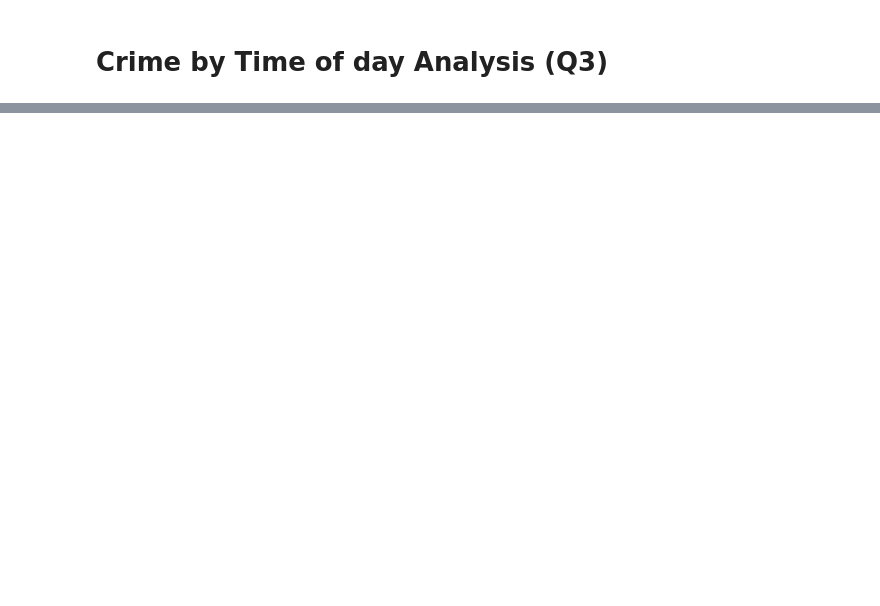
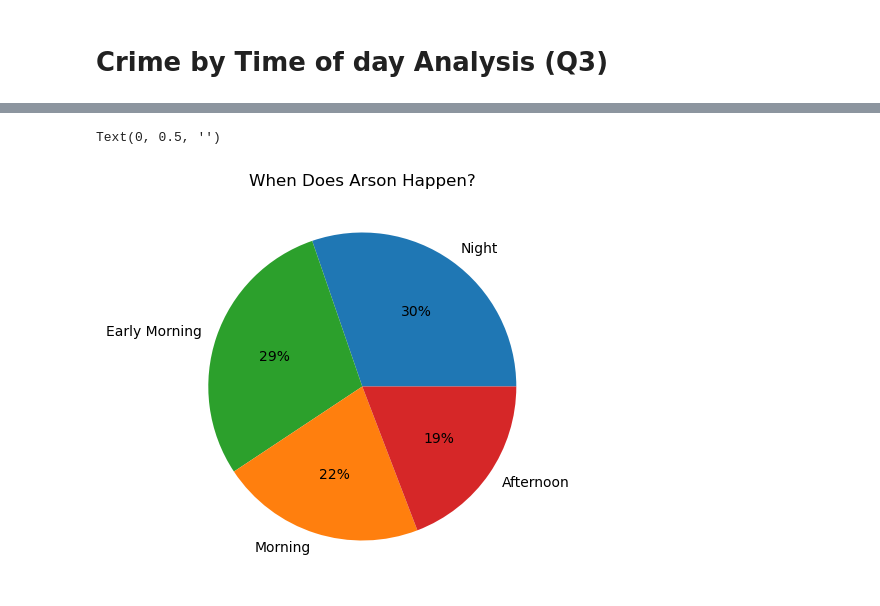
Before and after one commit to csakauye/project-1, a Jupyter notebook: Crime_Time_Analysis.ipynb, the cells around one changed output, grey strips where cells are left out. Cells and saved outputs as stored; diff of their text form; code cells hidden in the pictures; blank space fills up the shorter version.

```diff
--- a/Crime_Time_Analysis.ipynb
+++ b/Crime_Time_Analysis.ipynb
@@ -62,0 +83,10 @@ throwplot.axes.set_ylabel('')
+# %%
+#Arson Plot
+arson = crime_subset[crime_subset["Crime Code Description"] == "ARSON"]
+arson_areas = arson["Time Category"].value_counts()
+arsonplot = arson_areas.plot.pie(figsize = (5,5),title = "When Does Arson Happen?", colors = ["tab:blue","tab:green","tab:orange","tab:red"],autopct='%1.0f%%')
+arsonplot.axes.set_ylabel('')
+plt.show()
+# %% [output]
+Text(0, 0.5, '')
+[figure, added]
```
Also changed, not shown: parts of 16 cells of this notebook, 2 other files.
